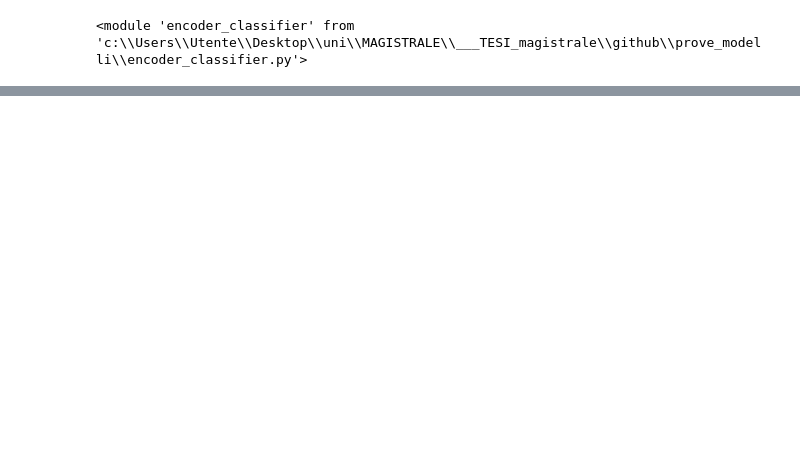
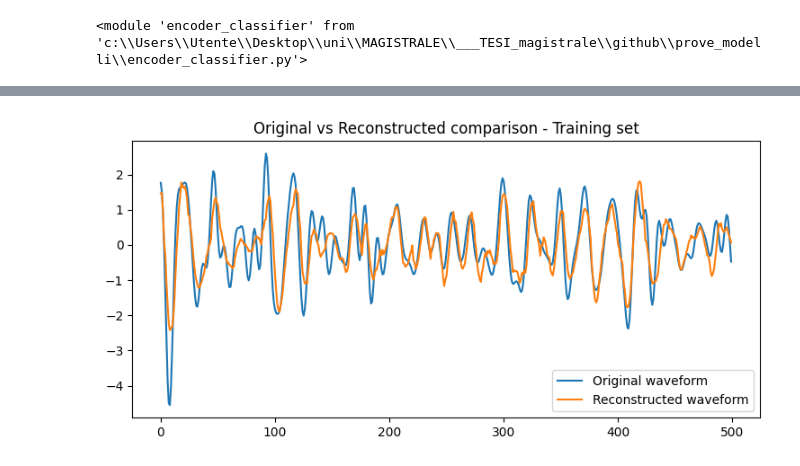
Before and after one commit to b3n3d3tt4/prova_modelli, a Jupyter notebook: autoencoder_FordA.ipynb, the cells around one changed output, grey strips where cells are left out. Cells and saved outputs as stored; diff of their text form; code cells hidden in the pictures; blank space fills up the shorter version.

```diff
--- a/autoencoder_FordA.ipynb
+++ b/autoencoder_FordA.ipynb
@@ -62,5 +62,5 @@ FordA_model = ec.AutoEncoder()
 # that means that some mathematichal structures are behaving in a specific mode
 FordA_model.train()
 
-trained_FordA = ec.train_autoencoder(FordA_model, train_loader, epochs=200)
+trained_FordA = ec.train_autoencoder(FordA_model, train_loader, epochs=50)
 # %% [output]
@@ -84,3 +84,4 @@ Epoch [72/200] - Average loss: 0.0015
+[figure, added]
 # %%
 # -----------------------
 # TEST of the FordA_model
```
Also changed, not shown: parts of 3 cells of this notebook, 1 other file.
